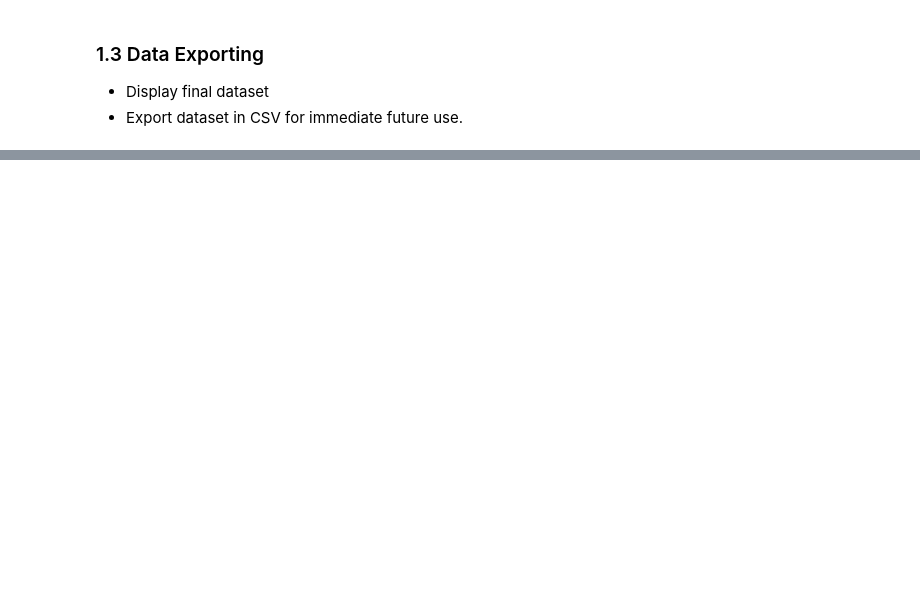
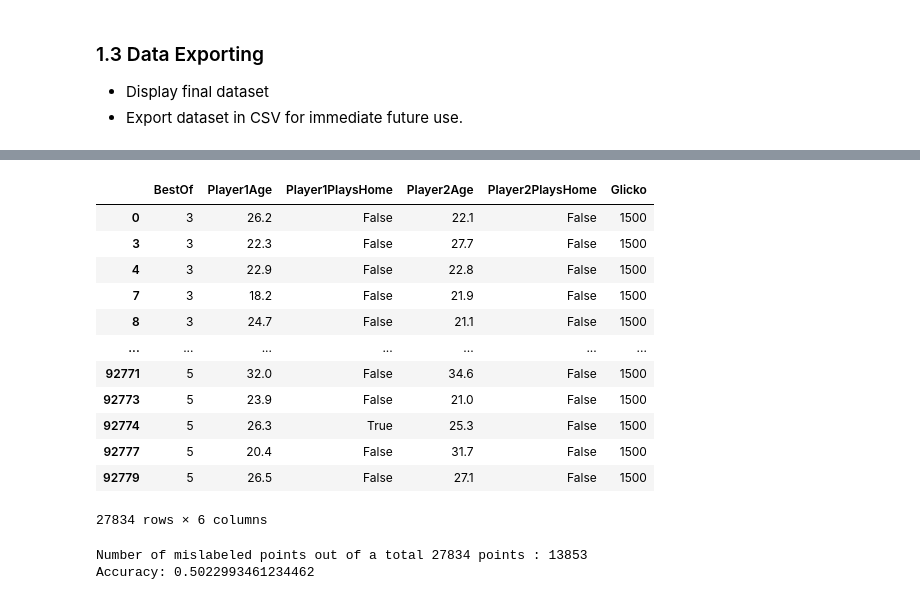
Before and after one commit to Fabio752/Tennis-Predictions, a Jupyter notebook: tennisPredictor.ipynb, the cells around one changed output, grey strips where cells are left out. Saved outputs shown, nothing was run; the diff lists cells and outputs as text; code cells hidden in the pictures; blank space fills up the shorter version.

```diff
--- a/tennisPredictor.ipynb
+++ b/tennisPredictor.ipynb
@@ -233,0 +450,27 @@ df_tournaments.to_csv("data/processed_data.csv", index = False)
+# %%
+y_test = df_test["Player1Won"]
+x_test = df_test.drop(columns = ["Player1Won"])
+display(x_test)
+y_pred = trained_gnb.predict(x_test)
+# y_proba = trained_gnb.predict_proba(x_test)
+
+print("Number of mislabeled points out of a total %d points : %d" \
+      % (x_test.shape[0], (y_test != y_pred).sum()))
+
+print(f"Accuracy: {(y_test == y_pred).sum() / (len(y_test))}")
+# %% [output]
+|  | BestOf | Player1Age | Player1PlaysHome | Player2Age | Player2PlaysHome | Glicko |
+| 0 | 3 | 26.2 | False | 22.1 | False | 1500 |
+| 3 | 3 | 22.3 | False | 27.7 | False | 1500 |
+| 4 | 3 | 22.9 | False | 22.8 | False | 1500 |
+| 7 | 3 | 18.2 | False | 21.9 | False | 1500 |
+| 8 | 3 | 24.7 | False | 21.1 | False | 1500 |
+| ... | ... | ... | ... | ... | ... | ... |
+| 92771 | 5 | 32.0 | False | 34.6 | False | 1500 |
+| 92773 | 5 | 23.9 | False | 21.0 | False | 1500 |
+| 92774 | 5 | 26.3 | True | 25.3 | False | 1500 |
+| 92777 | 5 | 20.4 | False | 31.7 | False | 1500 |
+| 92779 | 5 | 26.5 | False | 27.1 | False | 1500 |
+27834 rows × 6 columns
+Number of mislabeled points out of a total 27834 points : 13853
+Accuracy: 0.5022993461234462
```
Also changed, not shown: parts of 17 cells of this notebook, 1 other file.
